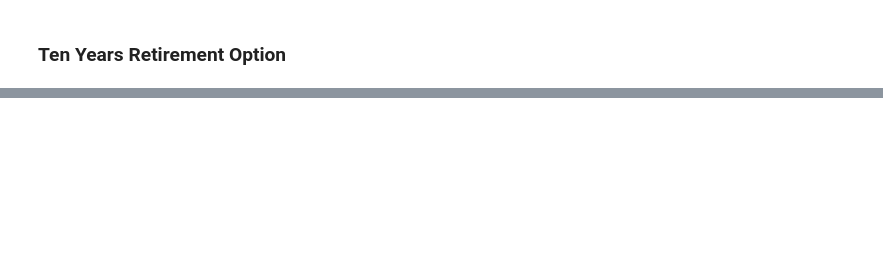
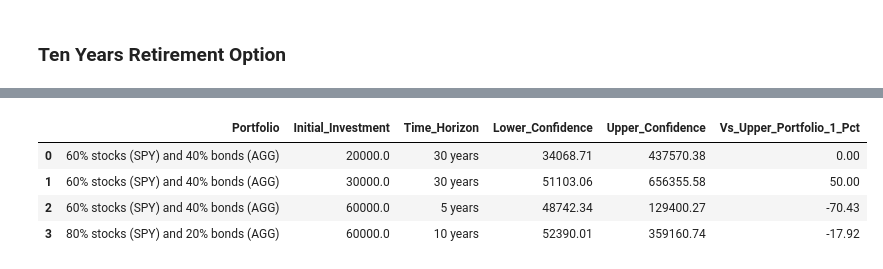
Before and after one commit to VeronicaHurtado/FinTech-Module5-Challenge, a Jupyter notebook: financial-planner.ipynb, the cells around one changed output, grey strips where cells are left out. Cells and saved outputs as stored; diff of their text form; code cells hidden in the pictures; blank space fills up the shorter version.

Commit message:
Add metrics dataframe and update final Conclusion

```diff
--- a/financial-planner.ipynb
+++ b/financial-planner.ipynb
@@ -602,2 +602,60 @@ There is a 95% chance that an initial investment of $60000 in the portfolio over
+# %%
+# Construct a dataframe with all the metrics for easier visualisation
+columns = ['Portfolio', 'Initial_Investment', 'Time_Horizon', 'Lower_Confidence', 'Upper_Confidence']
+base_investment = 20000.00
+data = {}
+trad_1 = [
+    '60% stocks (SPY) and 40% bonds (AGG)',
+    base_investment,
+    '30 years',
+    round(traditional_tbl[8]*base_investment,2),
+    round(traditional_tbl[9]*base_investment,2)
+]
+
+trad_2 = [
+    '60% stocks (SPY) and 40% bonds (AGG)',
+    base_investment*1.5,
+    '30 years',
+    round(traditional_tbl[8]*base_investment*1.5,2),
+    round(traditional_tbl[9]*base_investment*1.5,2)
+]
+
+alt_1 = [
+    '60% stocks (SPY) and 40% bonds (AGG)',
+    base_investment*3,
+    '5 years',
+    ci_lower_five,
+    ci_upper_five
+]
+
+alt_2 = [
+    '80% stocks (SPY) and 20% bonds (AGG)',
+    base_investment*3,
+    '10 years',
+    ci_lower_ten,
+    ci_upper_ten
+]
+
+row = 0
+for column in columns:
+    data[column] = [trad_1[row], trad_2[row], alt_1[row], alt_2[row]]
+    row += 1
+
+portfolios_df = pd.DataFrame(data, columns=columns)
+
+# Add a new column to the DataFrame with the percentage of the diff between current upper and Portfolio 1 upper
+portfolios_df['Vs_Upper_Portfolio_1_Pct'] = round(direct_rule_of_three(
+    portfolios_df['Upper_Confidence'][0],
+    portfolios_df['Upper_Confidence'] - portfolios_df['Upper_Confidence'][0],
+    100
+), 2)
+
+display(portfolios_df)
+# %% [output]
+|  | Portfolio | Initial_Investment | Time_Horizon | Lower_Confidence | Upper_Confidence | Vs_Upper_Portfolio_1_Pct |
+| 0 | 60% stocks (SPY) and 40% bonds (AGG) | 20000.0 | 30 years | 34068.71 | 437570.38 | 0.00 |
+| 1 | 60% stocks (SPY) and 40% bonds (AGG) | 30000.0 | 30 years | 51103.06 | 656355.58 | 50.00 |
+| 2 | 60% stocks (SPY) and 40% bonds (AGG) | 60000.0 | 5 years | 48742.34 | 129400.27 | -70.43 |
+| 3 | 80% stocks (SPY) and 20% bonds (AGG) | 60000.0 | 10 years | 52390.01 | 359160.74 | -17.92 |
 # %% [markdown]
 ## Conclusion
```
Also changed, not shown: parts of 21 cells of this notebook, 2 other files.
